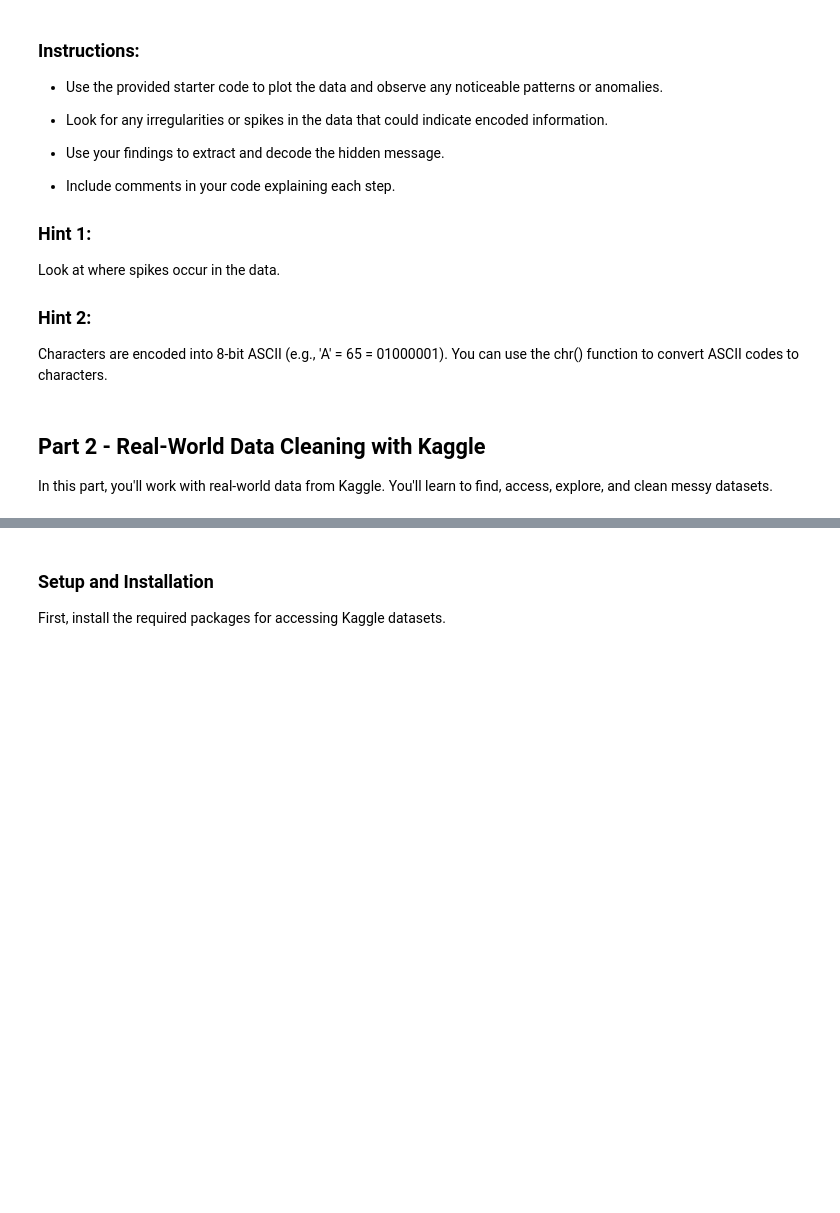
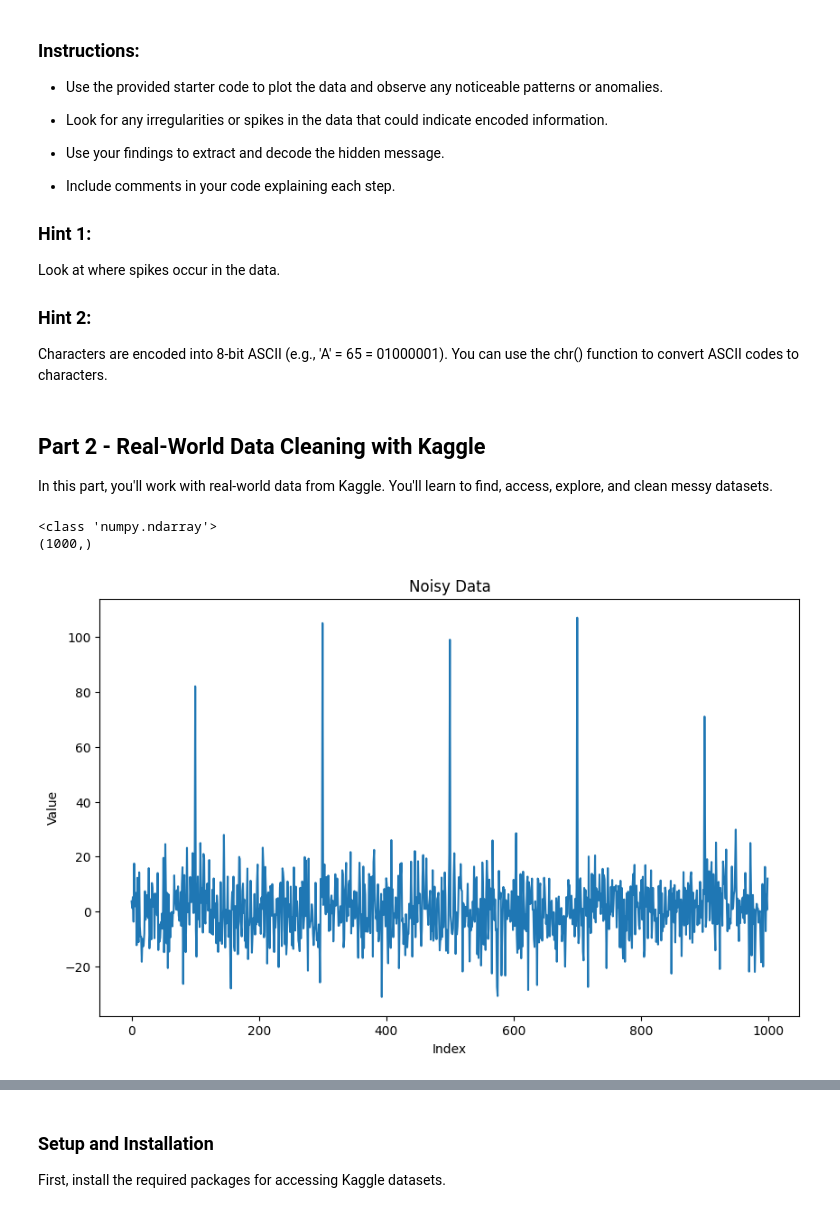
Before and after one commit to surf-guy/DSE200, a Jupyter notebook: HW/Le_HW_1.ipynb, the cells around one changed output, grey strips where cells are left out. Saved outputs shown, nothing was run; the diff lists cells and outputs as text; code cells hidden in the pictures; blank space fills up the shorter version.

```diff
--- a/HW/Le_HW_1.ipynb
+++ b/HW/Le_HW_1.ipynb
@@ -445,3 +427,35 @@ data = np.load(data_path)
 ## Part 2 - Real-World Data Cleaning with Kaggle
 
 In this part, you'll work with real-world data from Kaggle. You'll learn to find, access, explore, and clean messy datasets.
+# %%
+import os
+import urllib.request
+import numpy as np
+import matplotlib.pyplot as plt
+
+# 1. Load the data (download if missing)
+data_path = 'noisy_data.npy'
+if not os.path.exists(data_path):
+    url = 'https://raw.githubusercontent.com/DSE200/HW1/main/noisy_data.npy'
+    try:
+        urllib.request.urlretrieve(url, data_path)
+    except Exception as e:
+        raise RuntimeError(f"Failed to download {data_path} from {url}: {e}")
+
+data = np.load(data_path)
+
+# 2. Plot the data
+#get basic info first
+print(type(data))
+print(data.shape)
+
+plt.figure(figsize=(10, 6))
+plt.plot(data)
+plt.xlabel('Index')
+plt.ylabel('Value')
+plt.title('Noisy Data')
+plt.show()
+# %% [output]
+<class 'numpy.ndarray'>
+(1000,)
+[figure, added]
```
Also changed, not shown: parts of 3 cells of this notebook.
